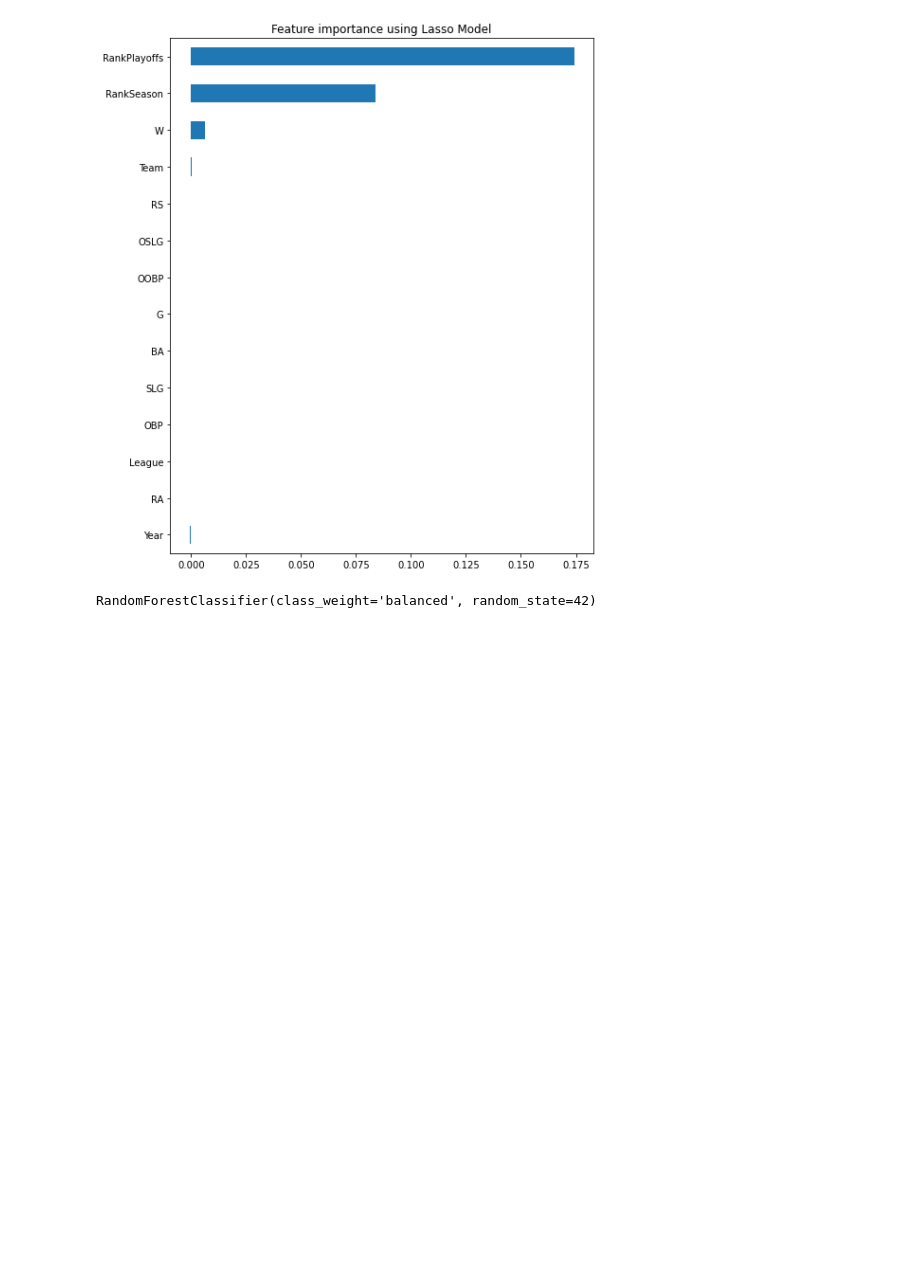
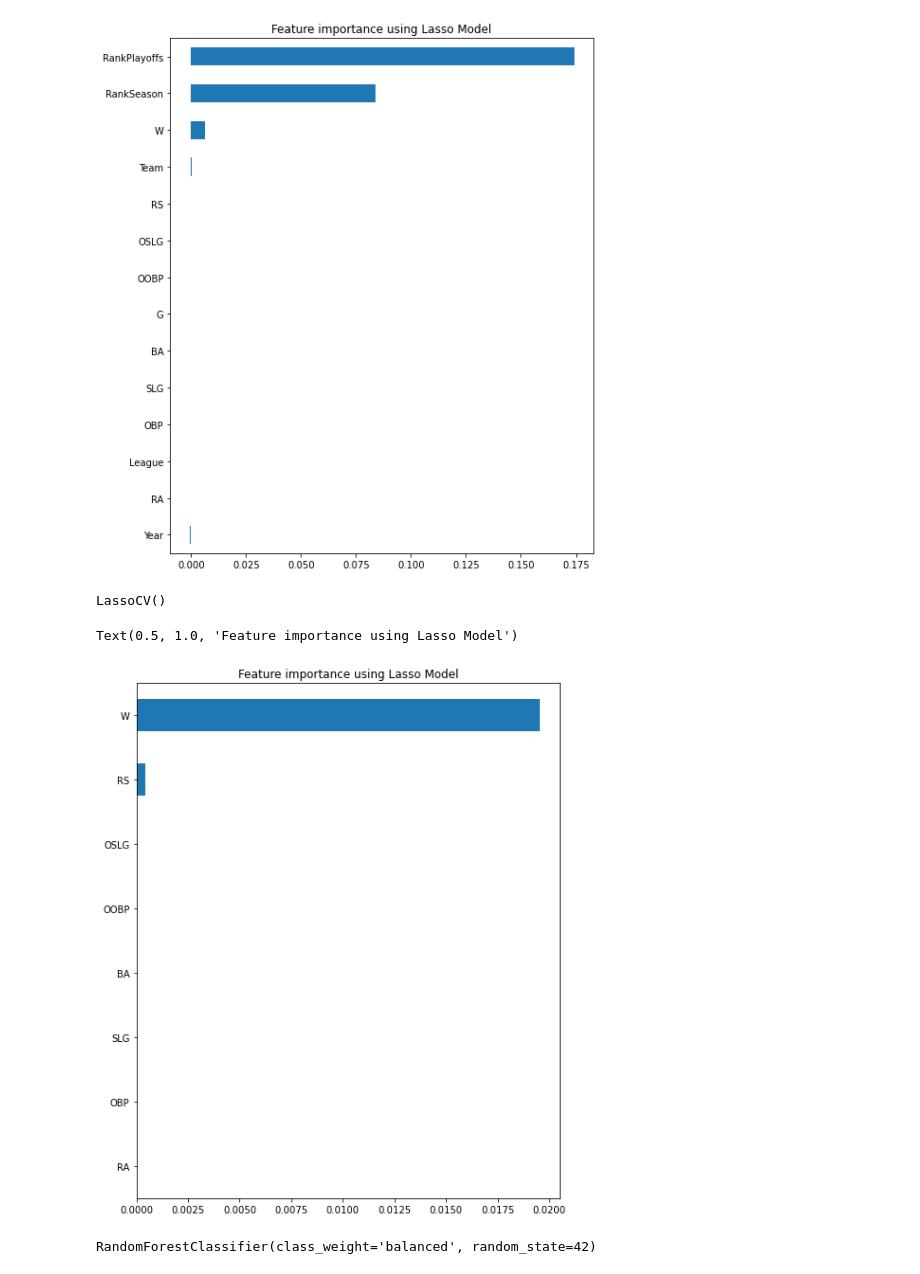
Before and after one commit to abernardin13/TheWinningFormula, a Jupyter notebook: Embedded.ipynb, the cells around one changed output. Saved outputs shown, nothing was run; the diff lists cells and outputs as text; code cells hidden in the pictures; blank space fills up the shorter version.

```diff
--- a/Embedded.ipynb
+++ b/Embedded.ipynb
@@ -365,6 +365,29 @@ plt.title("Feature importance using Lasso Model")
 # %% [output]
 Text(0.5, 1.0, 'Feature importance using Lasso Model')
 [figure]
+# %%
+#Remove variables known not to contribute to making the playoffs (Year, Team, League, RankSeason, RankPlayoffs, G)
+
+baseball_3 = baseball_2.drop(['Year', 'Team', 'League', 'RankSeason', 'RankPlayoffs', 'G'], axis = 1)
+# %%
+X1 = baseball_3.drop('Playoffs', 1)
+y1 = baseball_3['Playoffs']
+# %%
+reg1 = LassoCV()
+reg1.fit(X1, y1)
+# %% [output]
+LassoCV()
+# %%
+coef1 = pd.Series(reg1.coef_, index = X1.columns)
+# %%
+imp_coef1 = coef1.sort_values()
+import matplotlib
+matplotlib.rcParams['figure.figsize'] = (8.0, 10.0)
+imp_coef1.plot(kind = "barh")
+plt.title("Feature importance using Lasso Model")
+# %% [output]
+Text(0.5, 1.0, 'Feature importance using Lasso Model')
+[figure, added]
 # %%
 #Embedded Feature Selection using Random Forest
 
```
Also changed, not shown: parts of 10 cells of this notebook, 2 other files.
